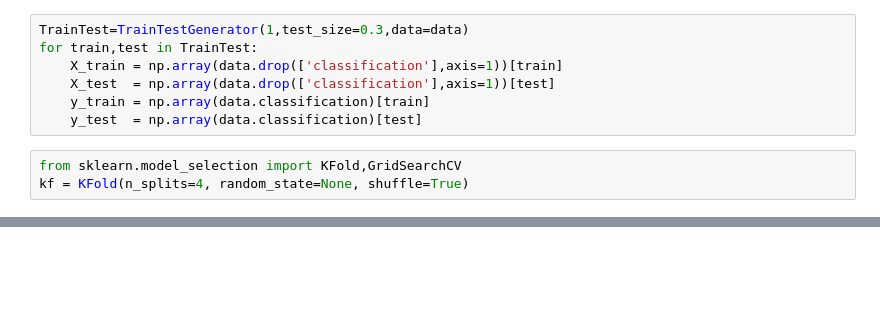
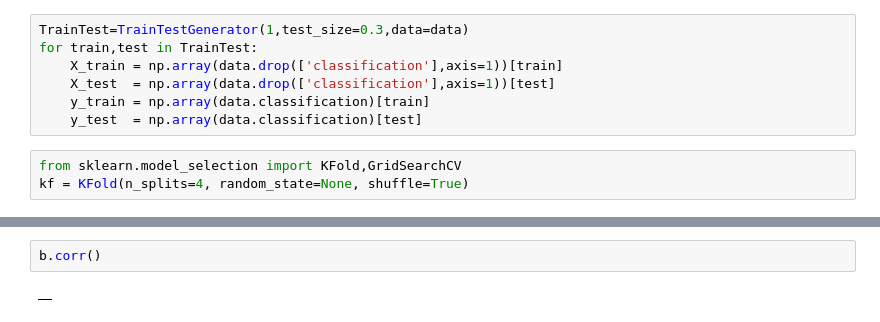
Before and after one commit to mohamed-hamdi/Mini-projet-IML, a Jupyter notebook: workflow for dataset 1 .ipynb, the cells around one changed output, grey strips where cells are left out. Drawn from its saved outputs; the diff is of its cells as text; blank space fills up the shorter version.

```diff
--- a/workflow for dataset 1 .ipynb
+++ b/workflow for dataset 1 .ipynb
@@ -163,0 +162,4 @@ array(['notckd', 'notckd', 'notckd', 'ckd', 'notckd', 'ckd', 'notckd',
+# %%
+b.corr()
+# %% [output]
+|  |
```
Also changed, not shown: parts of 11 cells of this notebook, 1 other file.
